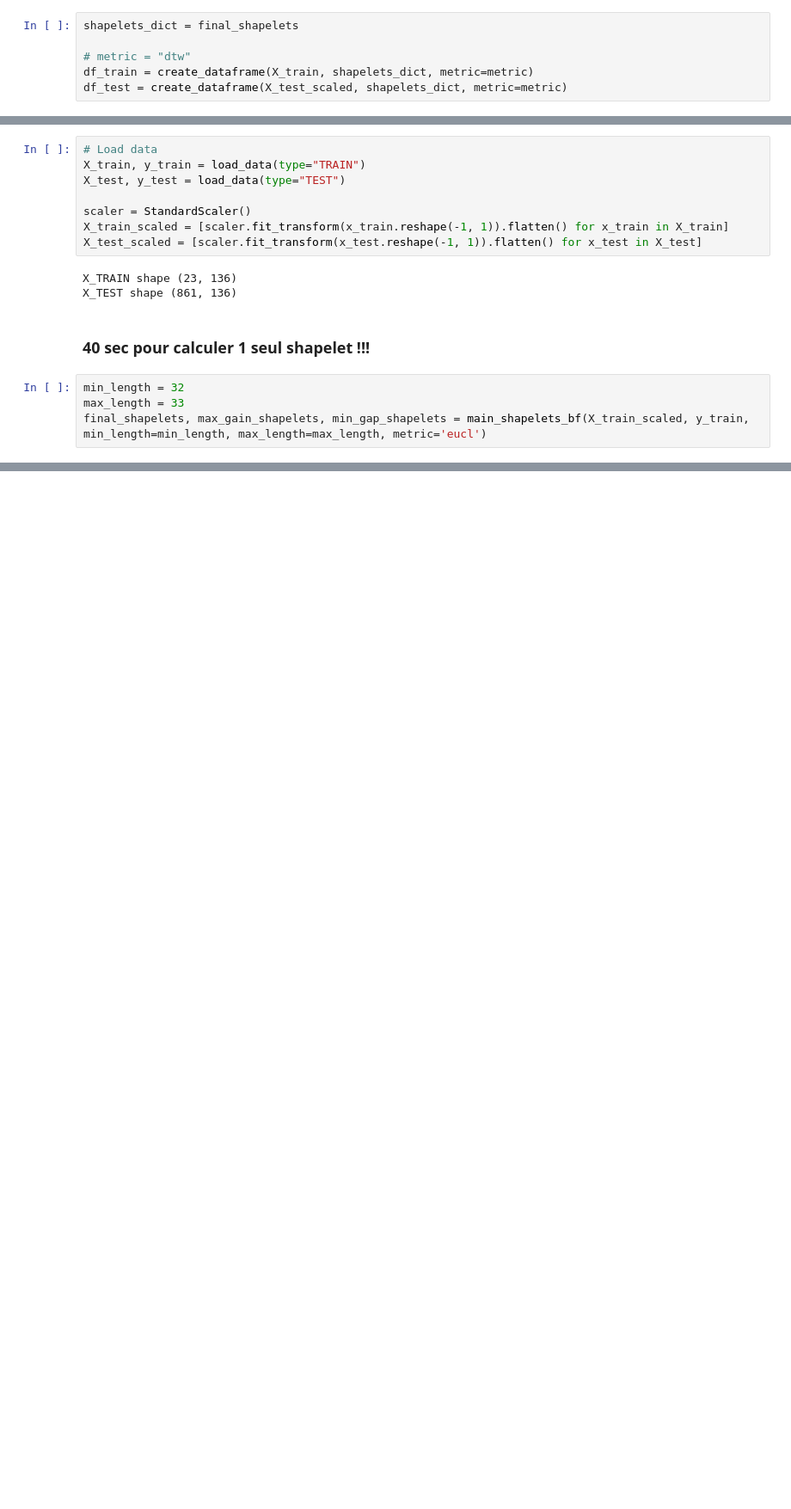
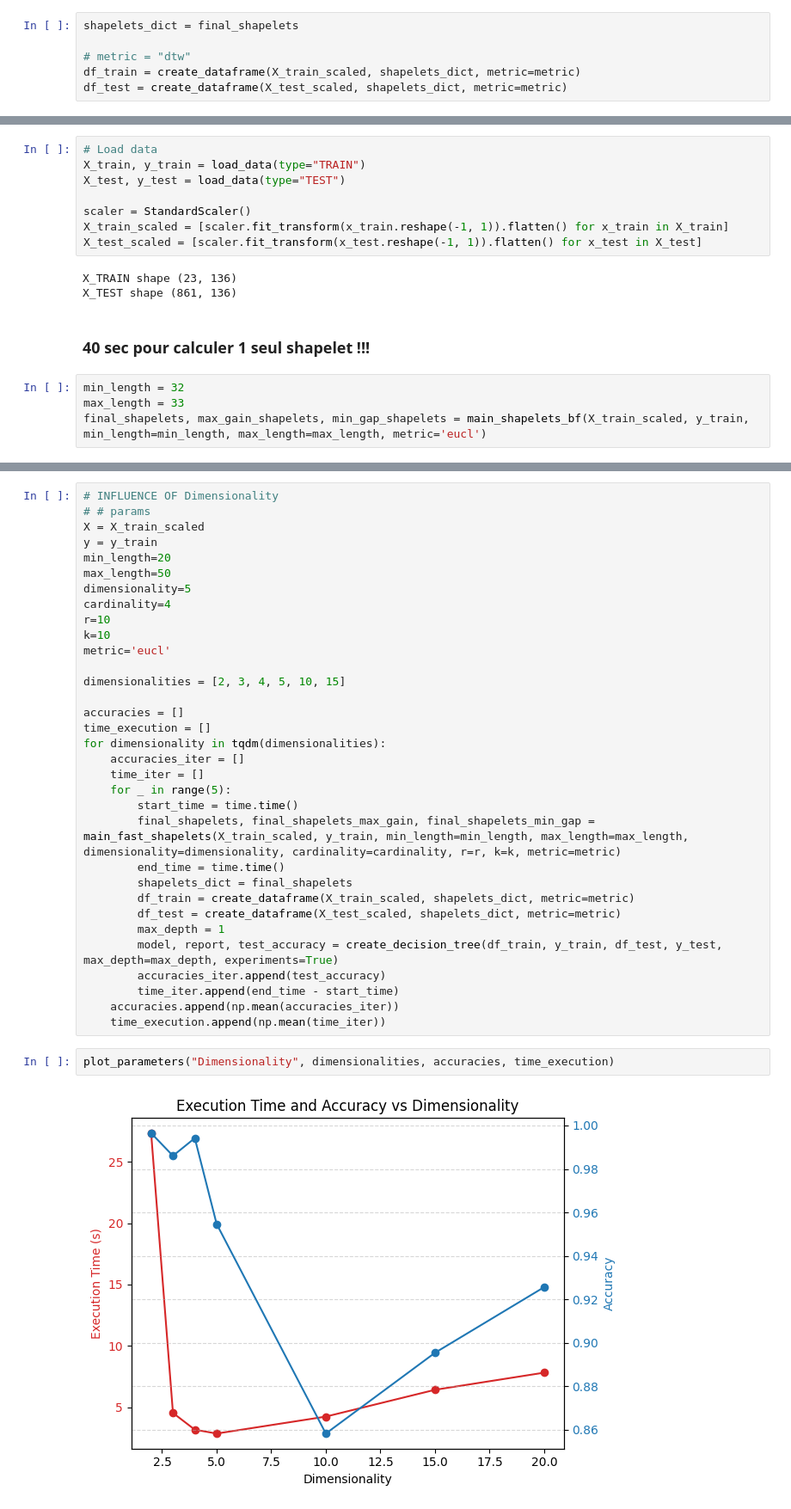
Before and after one commit to CorentinPernot/FASTShapelets_TS, a Jupyter notebook: notebooks/results.ipynb, the cells around one changed output, grey strips where cells are left out. Shown at 86% size. Drawn from its saved outputs; the diff is of its cells as text; blank space fills up the shorter version.

Commit message:
add experiments on parameters + comparison 1 NN

```diff
--- a/notebooks/results.ipynb
+++ b/notebooks/results.ipynb
@@ -213,7 +214,7 @@ final_shapelets, final_shapelets_max_gain, final_shapelets_min_gap = main_fast_s
 shapelets_dict = final_shapelets
 
 # metric = "dtw"
-df_train = create_dataframe(X_train, shapelets_dict, metric=metric)
+df_train = create_dataframe(X_train_scaled, shapelets_dict, metric=metric)
 df_test = create_dataframe(X_test_scaled, shapelets_dict, metric=metric)
 # %%
 max_depth = 1
@@ -270,0 +381,37 @@ plot_shapelet(shapelets_dict[min_length])
+# %%
+# INFLUENCE OF Dimensionality
+# # params
+X = X_train_scaled
+y = y_train
+min_length=20
+max_length=50
+dimensionality=5
+cardinality=4
+r=10
+k=10
+metric='eucl'
+
+dimensionalities = [2, 3, 4, 5, 10, 15]
+
+accuracies = []
+time_execution = []
+for dimensionality in tqdm(dimensionalities):
+    accuracies_iter = []
+    time_iter = []
+    for _ in range(5):
+        start_time = time.time()
+        final_shapelets, final_shapelets_max_gain, final_shapelets_min_gap = main_fast_shapelets(X_train_scaled, y_train, min_length=min_length, max_length=max_length, dimensionality=dimensionality, cardinality=cardinality, r=r, k=k, metric=metric)
+        end_time = time.time()
+        shapelets_dict = final_shapelets
+        df_train = create_dataframe(X_train_scaled, shapelets_dict, metric=metric)
+        df_test = create_dataframe(X_test_scaled, shapelets_dict, metric=metric)
+        max_depth = 1
+        model, report, test_accuracy = create_decision_tree(df_train, y_train, df_test, y_test, max_depth=max_depth, experiments=True)
+        accuracies_iter.append(test_accuracy)
+        time_iter.append(end_time - start_time)
+    accuracies.append(np.mean(accuracies_iter))
+    time_execution.append(np.mean(time_iter))
+# %%
+plot_parameters("Dimensionality", dimensionalities, accuracies, time_execution)
+# %% [output]
+[figure, added]
```
Also changed, not shown: parts of 19 cells of this notebook, 1 other file.
